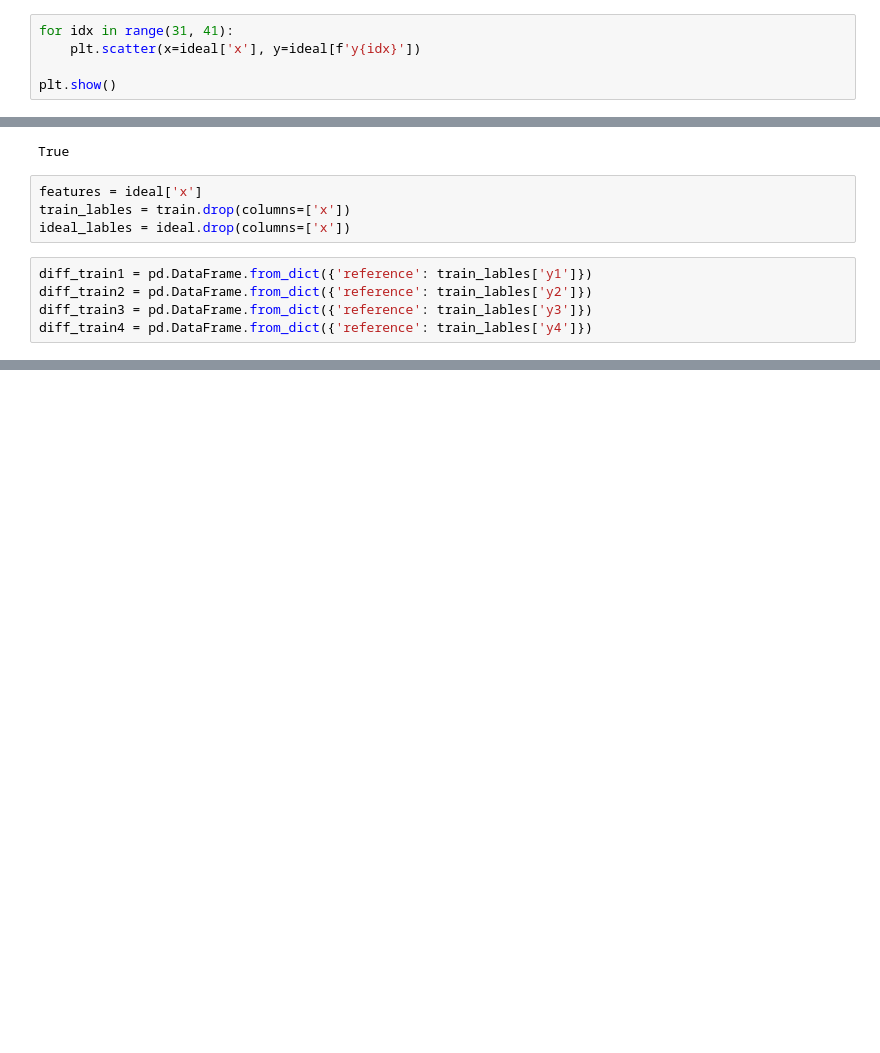
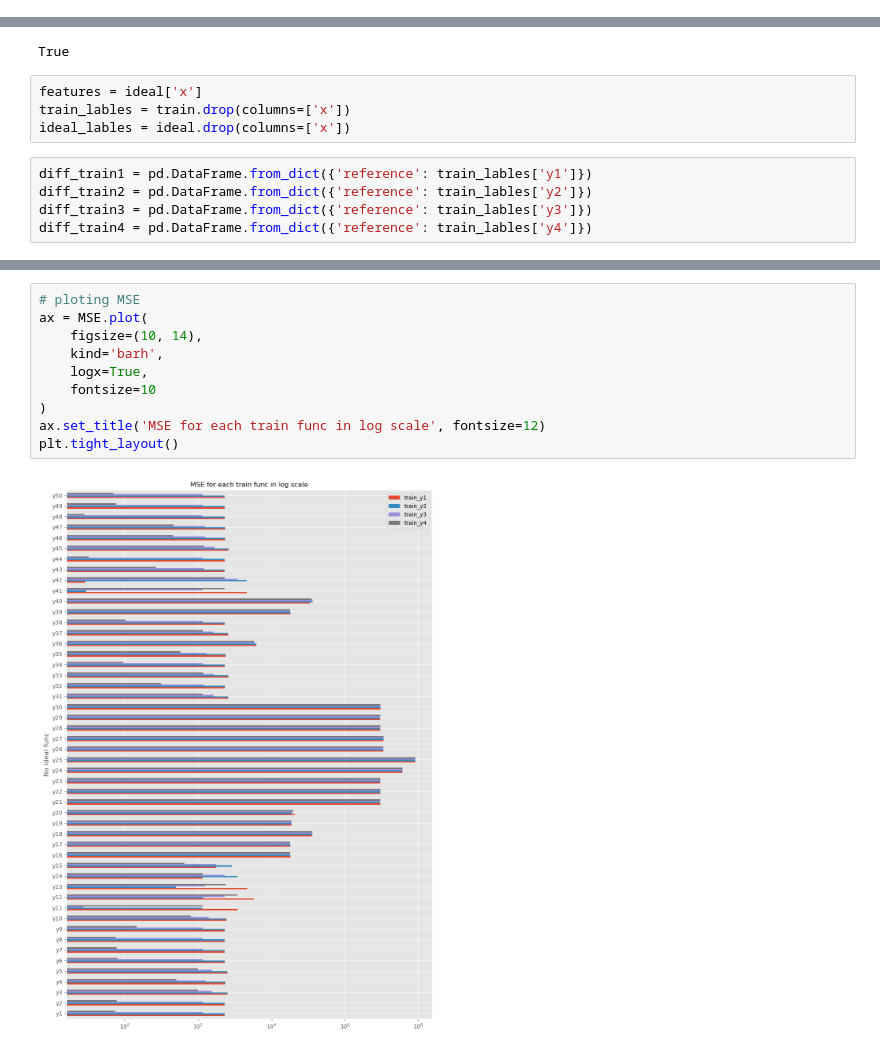
Before and after one commit to Fful/pyprog-course-WA, a Jupyter notebook: data_processing.ipynb, the cells around one changed output, grey strips where cells are left out. Drawn from its saved outputs; the diff is of its cells as text; blank space fills up the shorter version.

```diff
--- a/data_processing.ipynb
+++ b/data_processing.ipynb
@@ -48,8 +52,3 @@ train.head()
 train.shape, ideal.shape, test.shape
 # %% [output]
 ((400, 5), (400, 51), (100, 2))
-# %%
-for idx in range(31, 41):
-    plt.scatter(x=ideal['x'], y=ideal[f'y{idx}'])
-
-plt.show()
@@ -99,0 +119,12 @@ diff_train1
+# %%
+# ploting MSE
+ax = MSE.plot(
+    figsize=(10, 14),
+    kind='barh',
+    logx=True,
+    fontsize=10
+)
+ax.set_title('MSE for each train func in log scale', fontsize=12)
+plt.tight_layout()
+# %% [output]
+[figure, added]
```
Also changed, not shown: parts of 22 cells of this notebook.
